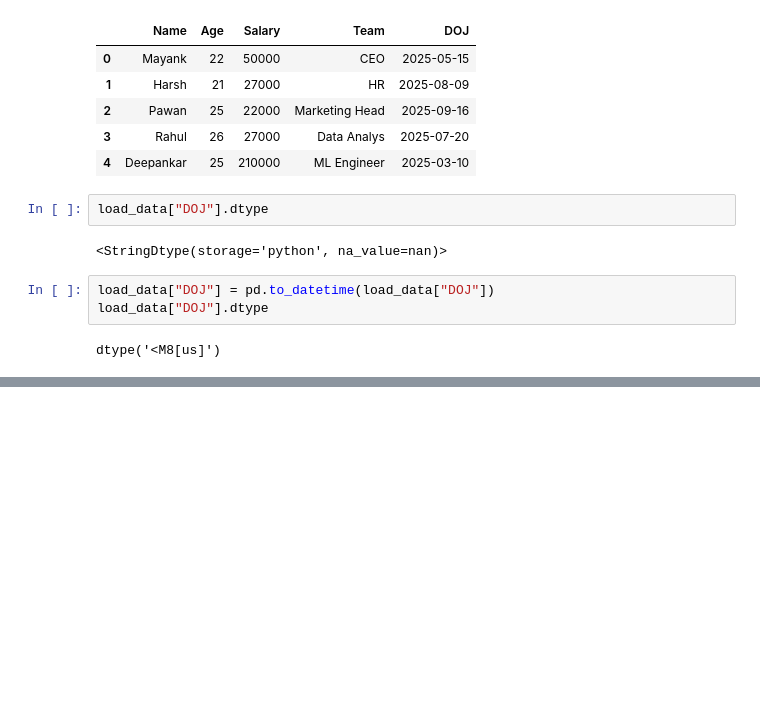
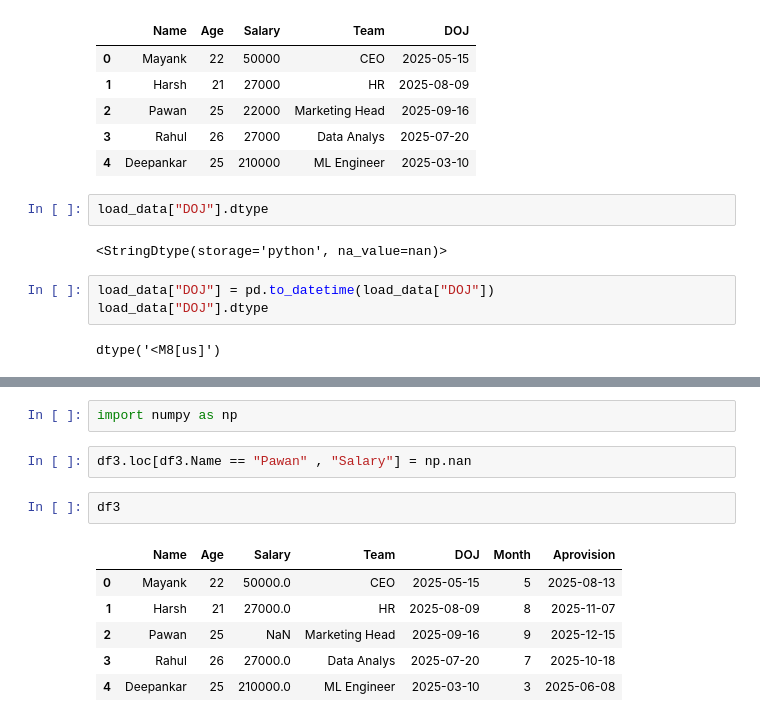
Before and after one commit to DeepankarGupta508/Pandas, a Jupyter notebook: Phase1.ipynb, the cells around one changed output, grey strips where cells are left out. Saved outputs shown, nothing was run; the diff lists cells and outputs as text; blank space fills up the shorter version.

```diff
--- a/Phase1.ipynb
+++ b/Phase1.ipynb
@@ -337,0 +423,13 @@ dtype('<M8[us]')
+# %%
+import numpy as np
+# %%
+df3.loc[df3.Name == "Pawan" , "Salary"] = np.nan
+# %%
+df3
+# %% [output]
+|  | Name | Age | Salary | Team | DOJ | Month | Aprovision |
+| 0 | Mayank | 22 | 50000.0 | CEO | 2025-05-15 | 5 | 2025-08-13 |
+| 1 | Harsh | 21 | 27000.0 | HR | 2025-08-09 | 8 | 2025-11-07 |
+| 2 | Pawan | 25 | NaN | Marketing Head | 2025-09-16 | 9 | 2025-12-15 |
+| 3 | Rahul | 26 | 27000.0 | Data Analys | 2025-07-20 | 7 | 2025-10-18 |
+| 4 | Deepankar | 25 | 210000.0 | ML Engineer | 2025-03-10 | 3 | 2025-06-08 |
```
Also changed, not shown: parts of 29 cells of this notebook.
